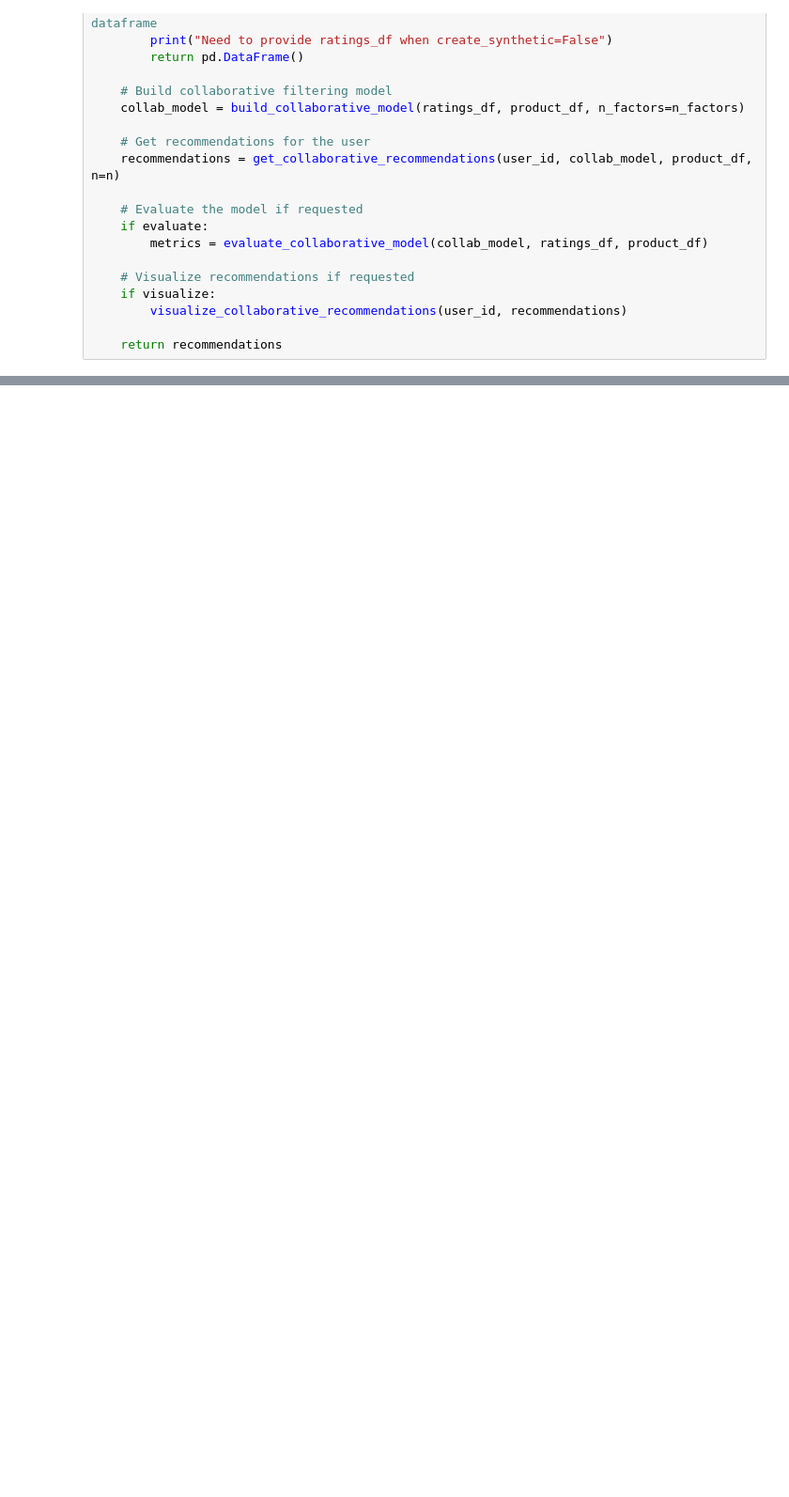
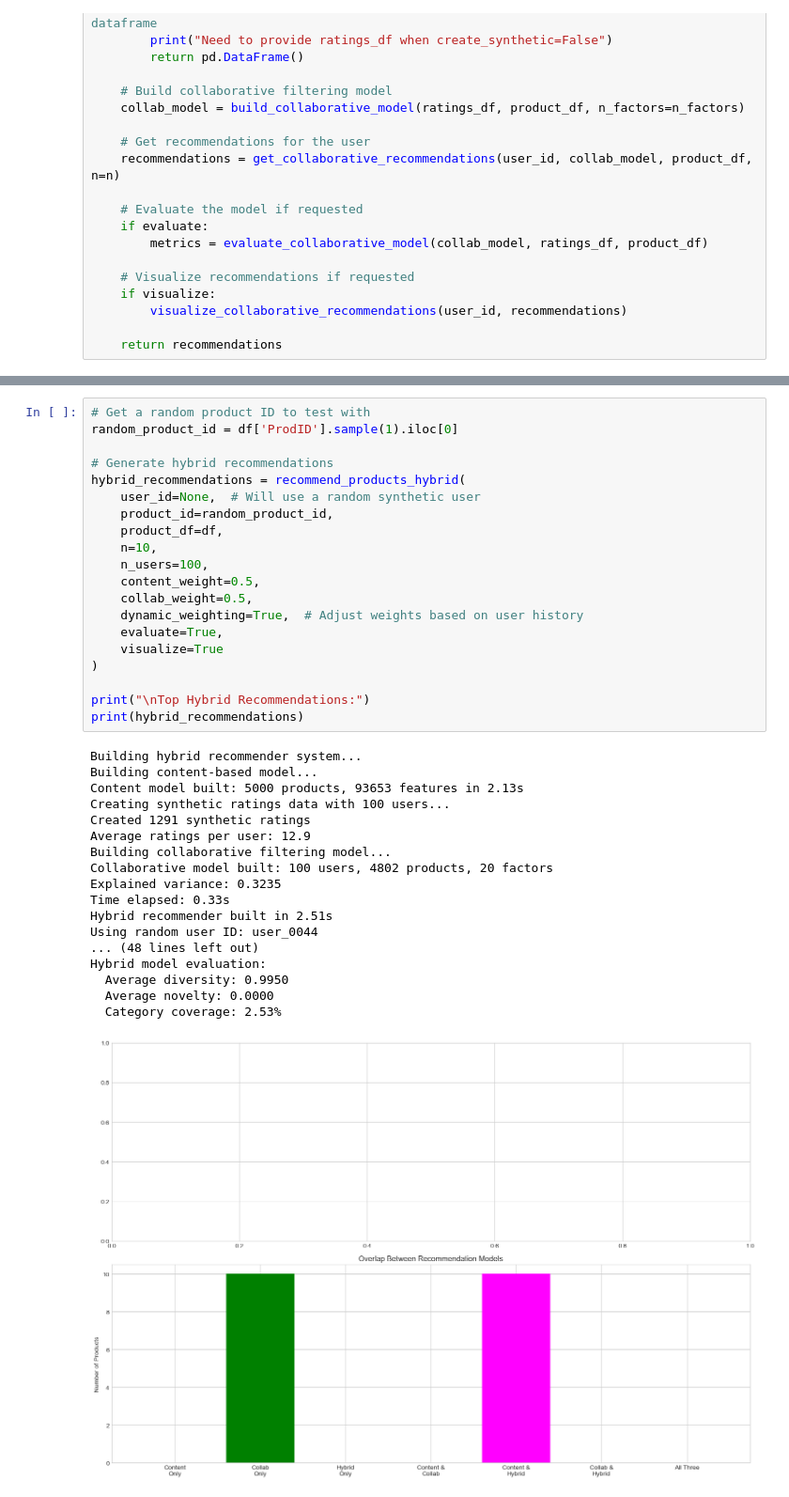
Before and after one commit to MOHAAAMEEEEED/Smart-E-Commerce-Product-Recommender, a Jupyter notebook: e-commerce_reommendation.ipynb, the cells around one changed output, grey strips where cells are left out. Shown at 94% size. Saved outputs shown, nothing was run; the diff lists cells and outputs as text; blank space fills up the shorter version.

Commit message:
hybrid model

```diff
--- a/e-commerce_reommendation.ipynb
+++ b/e-commerce_reommendation.ipynb
@@ -1066,0 +1490,39 @@ NameError: name 'product_df' is not defined
+# %%
+# Get a random product ID to test with
+random_product_id = df['ProdID'].sample(1).iloc[0]
+
+# Generate hybrid recommendations
+hybrid_recommendations = recommend_products_hybrid(
+    user_id=None,  # Will use a random synthetic user
+    product_id=random_product_id,
+    product_df=df,
+    n=10,
+    n_users=100,
+    content_weight=0.5,
+    collab_weight=0.5,
+    dynamic_weighting=True,  # Adjust weights based on user history
+    evaluate=True,
+    visualize=True
+)
+
+print("\nTop Hybrid Recommendations:")
+print(hybrid_recommendations)
+# %% [output]
+Building hybrid recommender system...
+Building content-based model...
+Content model built: 5000 products, 93653 features in 2.13s
+Creating synthetic ratings data with 100 users...
+Created 1291 synthetic ratings
+Average ratings per user: 12.9
+Building collaborative filtering model...
+Collaborative model built: 100 users, 4802 products, 20 factors
+Explained variance: 0.3235
+Time elapsed: 0.33s
+Hybrid recommender built in 2.51s
+Using random user ID: user_0044
+... (48 lines left out)
+Hybrid model evaluation:
+  Average diversity: 0.9950
+  Average novelty: 0.0000
+  Category coverage: 2.53%
+[figure, added]
```
Also changed, not shown: parts of 6 cells of this notebook.
